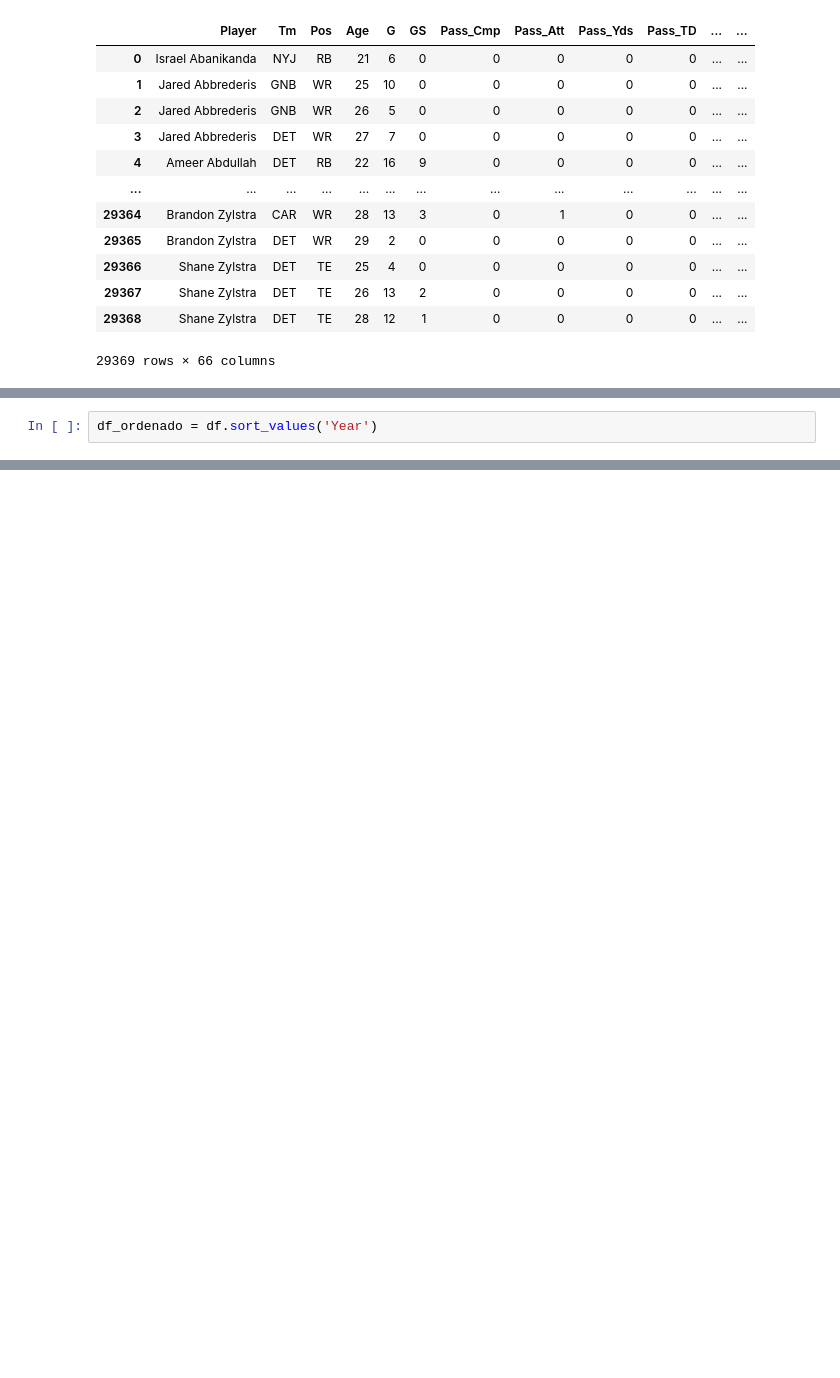
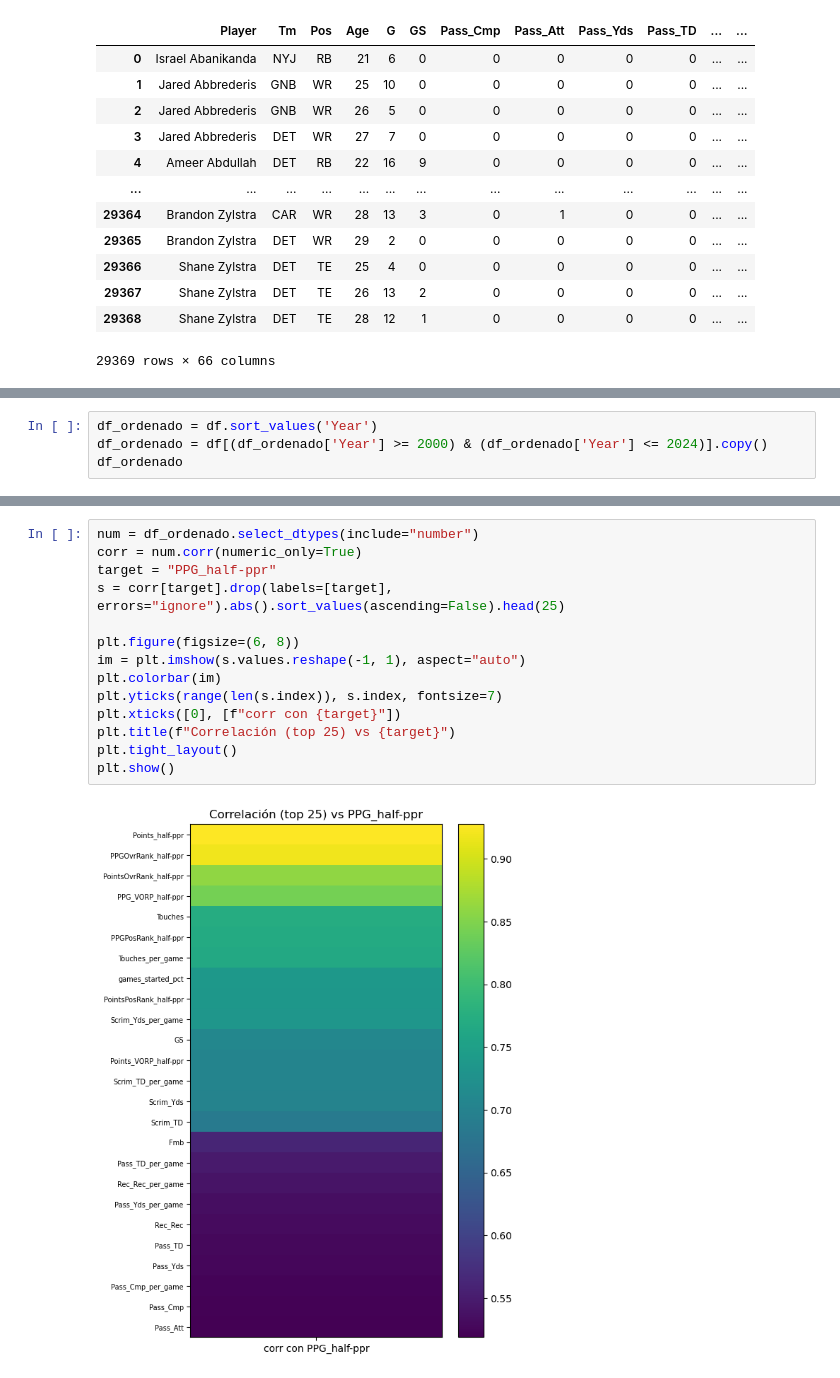
Before and after one commit to edumar67/Fantasy_project, a Jupyter notebook: Entrega 1/1_entrega.ipynb, the cells around one changed output, grey strips where cells are left out. Drawn from its saved outputs; the diff is of its cells as text; blank space fills up the shorter version.

Commit message:
visual reg

```diff
--- a/Entrega 1/1_entrega.ipynb
+++ b/Entrega 1/1_entrega.ipynb
@@ -147,2 +149,4 @@ display(df)
 # %%
 df_ordenado = df.sort_values('Year')
+df_ordenado = df[(df_ordenado['Year'] >= 2000) & (df_ordenado['Year'] <= 2024)].copy()
+df_ordenado
@@ -184,0 +226,16 @@ print(resumen_nulos(df_ordenado))
+# %%
+num = df_ordenado.select_dtypes(include="number")
+corr = num.corr(numeric_only=True)
+target = "PPG_half-ppr"
+s = corr[target].drop(labels=[target], errors="ignore").abs().sort_values(ascending=False).head(25)
+
+plt.figure(figsize=(6, 8))
+im = plt.imshow(s.values.reshape(-1, 1), aspect="auto")
+plt.colorbar(im)
+plt.yticks(range(len(s.index)), s.index, fontsize=7)
+plt.xticks([0], [f"corr con {target}"])
+plt.title(f"Correlación (top 25) vs {target}")
+plt.tight_layout()
+plt.show()
+# %% [output]
+[figure, added]
```
Also changed, not shown: parts of 8 cells of this notebook.
